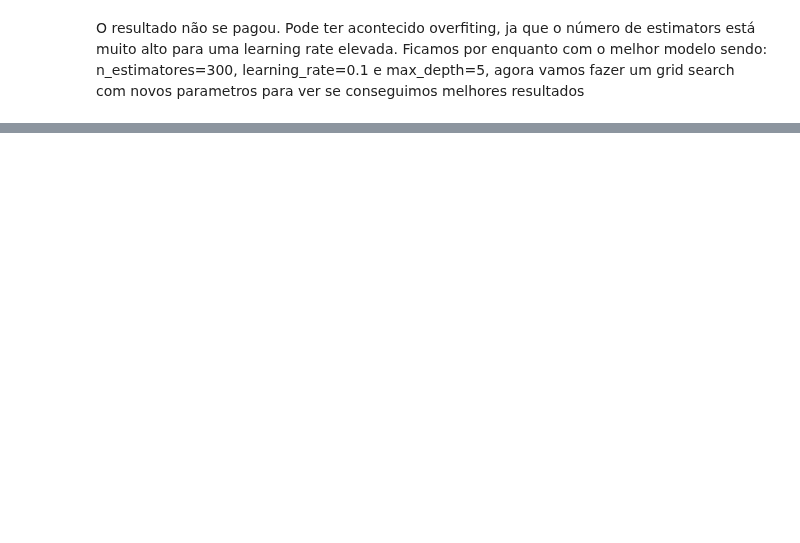
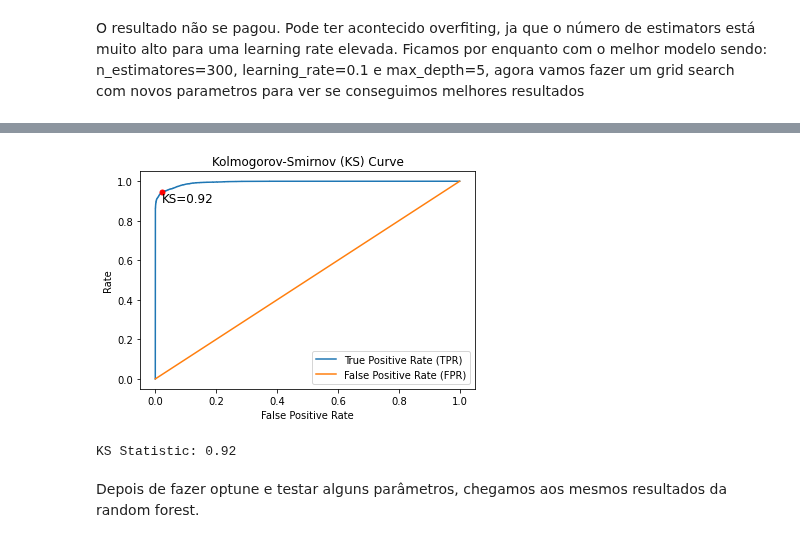
Before and after one commit to luizschmalz/RedesNeuraisFinalProject, a Jupyter notebook: ClassifierAlgorithms/GradientBoost.ipynb, the cells around one changed output, grey strips where cells are left out. Drawn from its saved outputs; the diff is of its cells as text; code cells hidden in the pictures; blank space fills up the shorter version.

```diff
--- a/ClassifierAlgorithms/GradientBoost.ipynb
+++ b/ClassifierAlgorithms/GradientBoost.ipynb
@@ -249,0 +394,27 @@ KeyboardInterrupt:
+# %%
+from scipy.stats import ks_2samp
+
+# Calculando a curva ROC
+fpr, tpr, thresholds = roc_curve(y_test, y_test_pred_prob)
+
+# Calculando a estatística KS
+ks_statistic = np.max(tpr - fpr)
+ks_idx = np.argmax(tpr - fpr)
+
+plt.figure()
+plt.plot(fpr, tpr, label='True Positive Rate (TPR)')
+plt.plot(fpr, fpr, label='False Positive Rate (FPR)')
+plt.plot([fpr[ks_idx]], [tpr[ks_idx]], marker='o', markersize=5, color="red")
+plt.text(fpr[ks_idx], tpr[ks_idx], f'KS={ks_statistic:.2f}', fontsize=12, verticalalignment='top')
+plt.xlabel('False Positive Rate')
+plt.ylabel('Rate')
+plt.title('Kolmogorov-Smirnov (KS) Curve')
+plt.legend(loc='best')
+plt.show()
+
+print(f"KS Statistic: {ks_statistic:.2f}")
+# %% [output]
+[figure, added]
+KS Statistic: 0.92
+# %% [markdown]
+Depois de fazer optune e testar alguns parâmetros, chegamos aos mesmos resultados da random forest.
```
Also changed, not shown: parts of 19 cells of this notebook, 1 other file.
